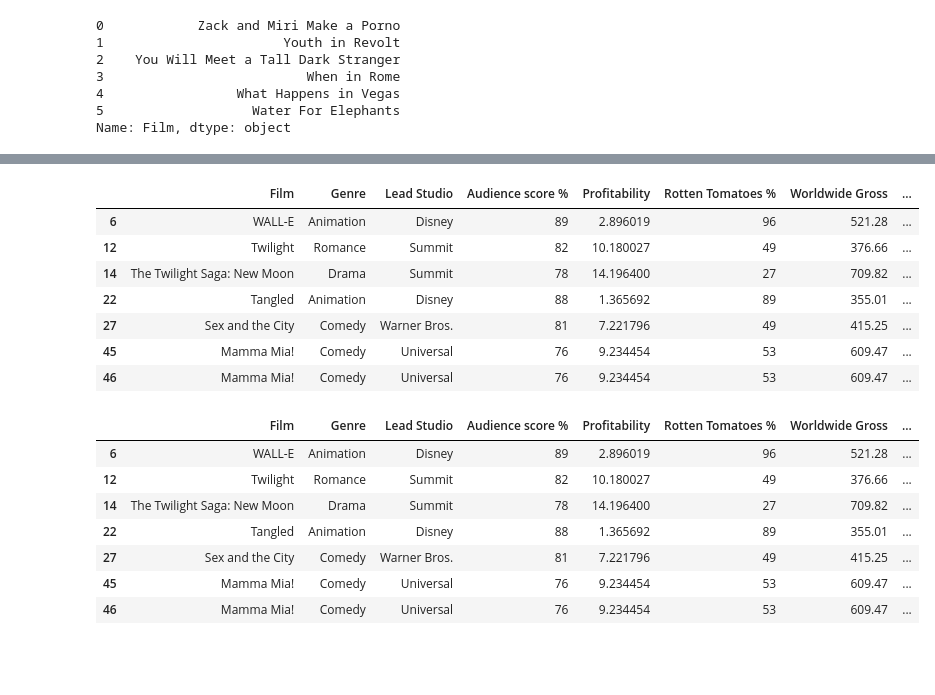
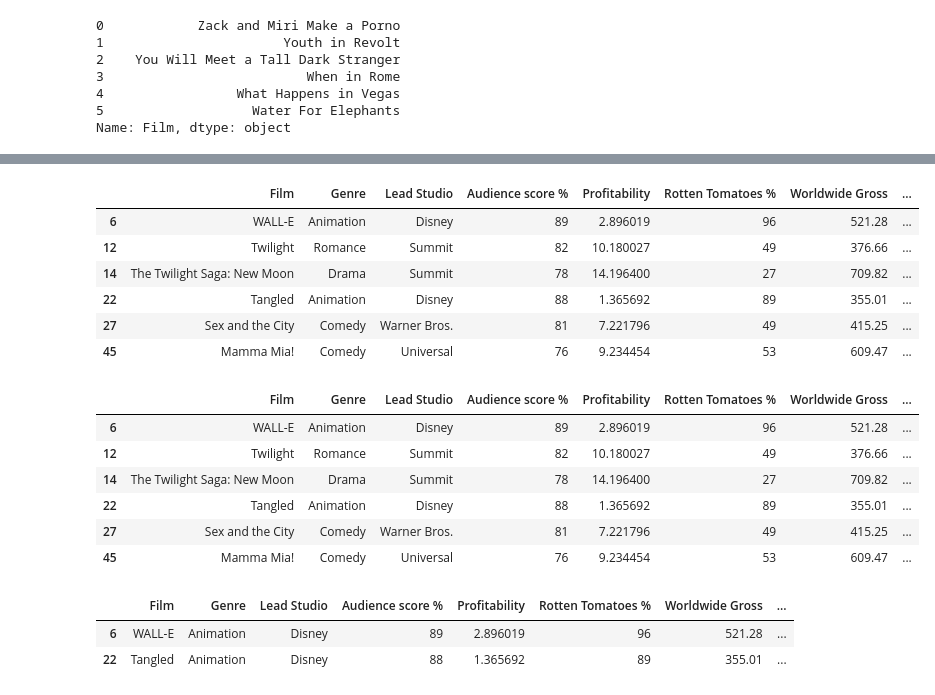
Before and after one commit to OttaviaFeletig/data-science-with-python, a Jupyter notebook: Movies_Assignment.ipynb, the cells around one changed output, grey strips where cells are left out. Saved outputs shown, nothing was run; the diff lists cells and outputs as text; code cells hidden in the pictures; blank space fills up the shorter version.

```diff
--- a/Movies_Assignment.ipynb
+++ b/Movies_Assignment.ipynb
@@ -122,33 +123,35 @@ top_worldwide_gross_df[top_worldwide_gross_df["Audience score %"] > 70]
 # %%
+# part 1
 import pandas as pd
 import numpy as np
 df = pd.read_csv("https://gist.githubusercontent.com/tiangechen/b68782efa49a16edaf07dc2cdaa855ea/raw/0c794a9717f18b094eabab2cd6a6b9a226903577/movies.csv")
-
+df = df.drop_duplicates()
 def convert_to_float():
   float_dictionary = {}
   numpy_array = df.to_numpy()
   for item in numpy_array:
     float_dictionary[item[6]] = float(item[6].split("$")[1])
   return float_dictionary
 df["Worldwide Gross"].replace(convert_to_float(), inplace=True)
 
 df[(df["Audience score %"] > 70) & (df["Worldwide Gross"] > 350)]
 # %% [output]
 |  | Film | Genre | Lead Studio | Audience score % | Profitability | Rotten Tomatoes % | Worldwide Gross | ... |
 | 6 | WALL-E | Animation | Disney | 89 | 2.896019 | 96 | 521.28 | ... |
 | 12 | Twilight | Romance | Summit | 82 | 10.180027 | 49 | 376.66 | ... |
 | 14 | The Twilight Saga: New Moon | Drama | Summit | 78 | 14.196400 | 27 | 709.82 | ... |
 | 22 | Tangled | Animation | Disney | 88 | 1.365692 | 89 | 355.01 | ... |
 | 27 | Sex and the City | Comedy | Warner Bros. | 81 | 7.221796 | 49 | 415.25 | ... |
 | 45 | Mamma Mia! | Comedy | Universal | 76 | 9.234454 | 53 | 609.47 | ... |
-| 46 | Mamma Mia! | Comedy | Universal | 76 | 9.234454 | 53 | 609.47 | ... |
 # %%
+
 import pandas as pd
 import numpy as np
 df = pd.read_csv("https://gist.githubusercontent.com/tiangechen/b68782efa49a16edaf07dc2cdaa855ea/raw/0c794a9717f18b094eabab2cd6a6b9a226903577/movies.csv")
+df = df.drop_duplicates()
+# part 1
 
 df["Worldwide Gross"] = pd.to_numeric(df["Worldwide Gross"].str.replace("$", ""))
-
 df[(df["Audience score %"] > 70) & (df["Worldwide Gross"] > 350)]
 # %% [output]
 |  | Film | Genre | Lead Studio | Audience score % | Profitability | Rotten Tomatoes % | Worldwide Gross | ... |
@@ -158,4 +161,11 @@ df[(df["Audience score %"] > 70) & (df["Worldwide Gross"] > 350)]
 | 22 | Tangled | Animation | Disney | 88 | 1.365692 | 89 | 355.01 | ... |
 | 27 | Sex and the City | Comedy | Warner Bros. | 81 | 7.221796 | 49 | 415.25 | ... |
 | 45 | Mamma Mia! | Comedy | Universal | 76 | 9.234454 | 53 | 609.47 | ... |
-| 46 | Mamma Mia! | Comedy | Universal | 76 | 9.234454 | 53 | 609.47 | ... |
+# %%
+# part 2
+
+df[(df["Audience score %"] > 70) & (df["Worldwide Gross"] > 350) & (df["Lead Studio"] == "Disney")]
+# %% [output]
+|  | Film | Genre | Lead Studio | Audience score % | Profitability | Rotten Tomatoes % | Worldwide Gross | ... |
+| 6 | WALL-E | Animation | Disney | 89 | 2.896019 | 96 | 521.28 | ... |
+| 22 | Tangled | Animation | Disney | 88 | 1.365692 | 89 | 355.01 | ... |
```
Also changed, not shown: parts of 5 cells of this notebook.
